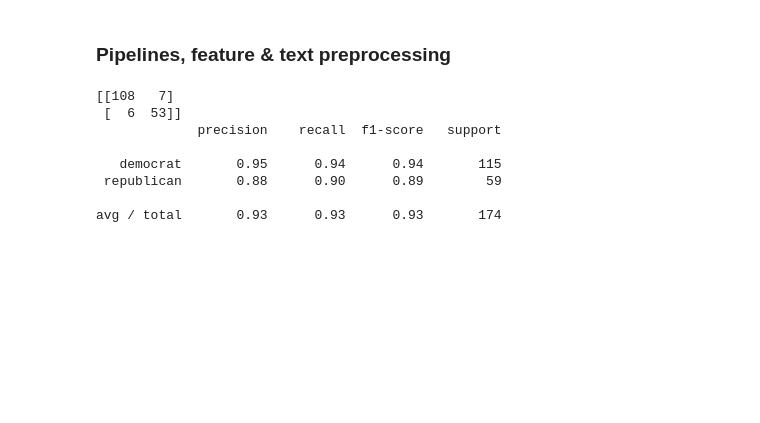
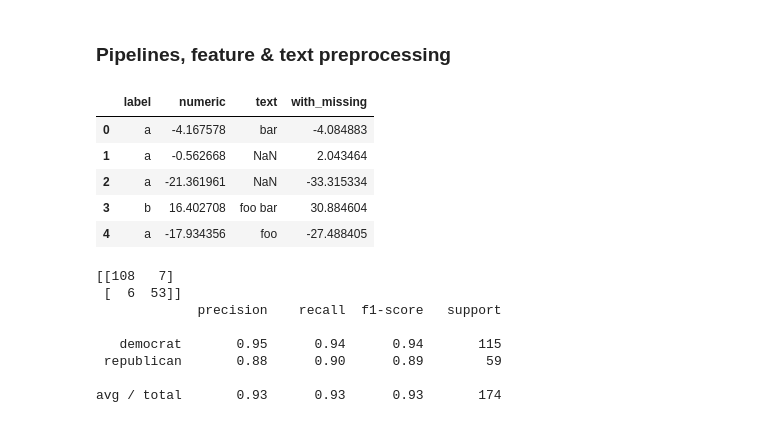
Before and after one commit to jadoonengr/DataCamp-Notes, a Jupyter notebook: 17. Machine Learning with the Experts School Budgets.ipynb, the cells around one changed output. Cells and saved outputs as stored; diff of their text form; code cells hidden in the pictures; blank space fills up the shorter version.

```diff
--- a/17. Machine Learning with the Experts School Budgets.ipynb
+++ b/17. Machine Learning with the Experts School Budgets.ipynb
@@ -747,3 +722,12 @@ X = df.drop('party', axis=1).values
+# %%
+sample_df.head()
+# %% [output]
+|  | label | numeric | text | with_missing |
+| 0 | a | -4.167578 | bar | -4.084883 |
+| 1 | a | -0.562668 | NaN | 2.043464 |
+| 2 | a | -21.361961 | NaN | -33.315334 |
+| 3 | b | 16.402708 | foo bar | 30.884604 |
+| 4 | a | -17.934356 | foo | -27.488405 |
 # %%
 from sklearn.metrics import classification_report
 from sklearn.metrics import confusion_matrix
```
Also changed, not shown: parts of 12 cells of this notebook.
